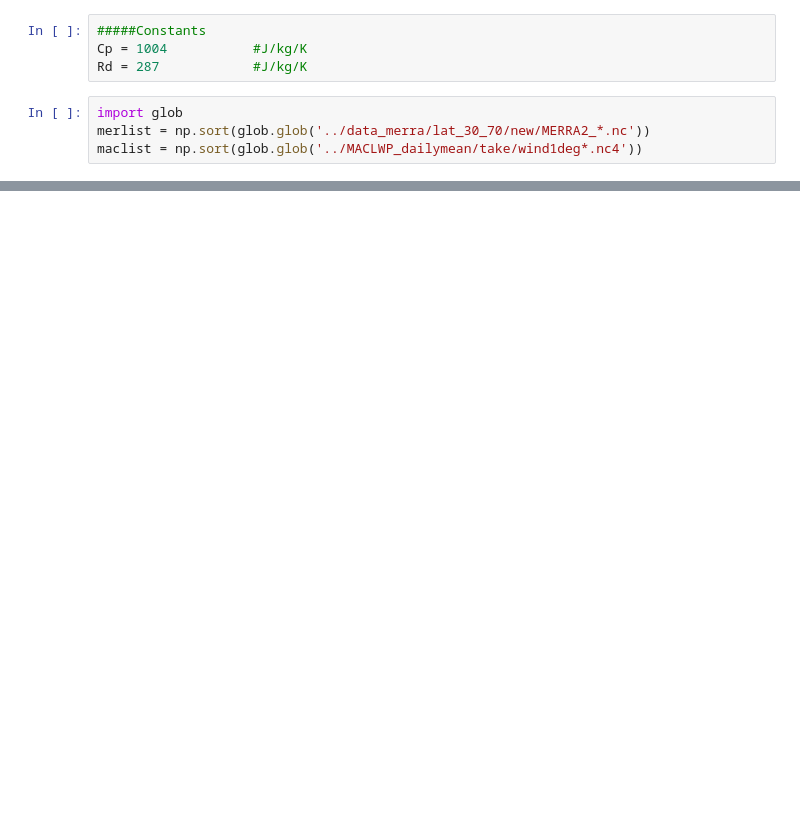
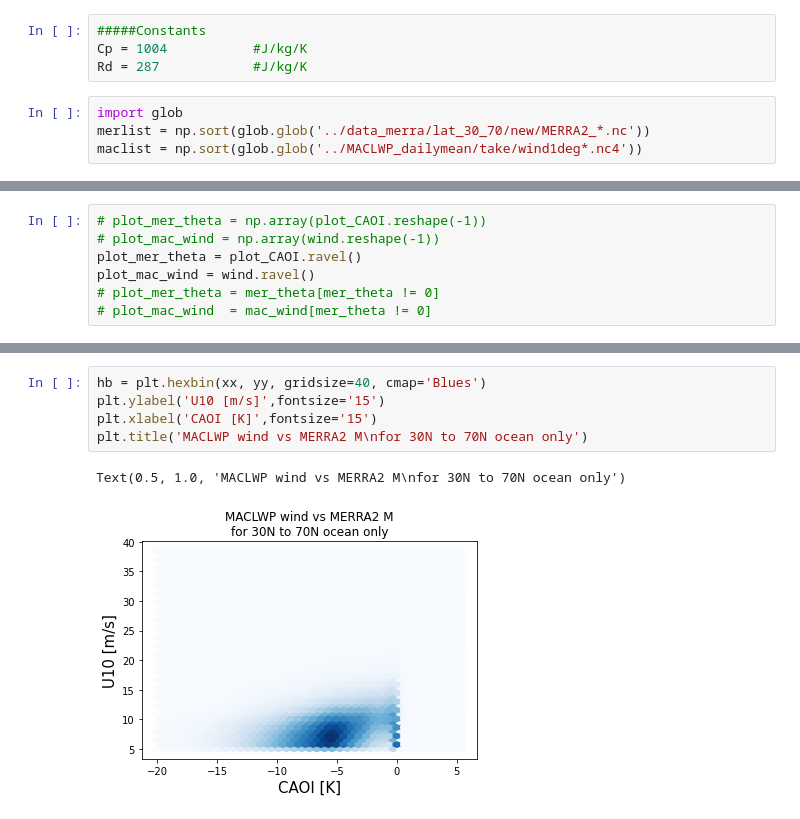
Before and after one commit to geethmaw/link, a Jupyter notebook: windVsM_mac+merra.ipynb, the cells around one changed output, grey strips where cells are left out. Saved outputs shown, nothing was run; the diff lists cells and outputs as text; blank space fills up the shorter version.

```diff
--- a/windVsM_mac+merra.ipynb
+++ b/windVsM_mac+merra.ipynb
@@ -40,0 +102,7 @@ mer_T = np.array(merT[:,:,::-1,:])
+# %%
+# plot_mer_theta = np.array(plot_CAOI.reshape(-1))
+# plot_mac_wind = np.array(wind.reshape(-1))
+plot_mer_theta = plot_CAOI.ravel()
+plot_mac_wind = wind.ravel()
+# plot_mer_theta = mer_theta[mer_theta != 0]
+# plot_mac_wind  = mac_wind[mer_theta != 0]
@@ -40,0 +159,8 @@ mer_T = np.array(merT[:,:,::-1,:])
+# %%
+hb = plt.hexbin(xx, yy, gridsize=40, cmap='Blues')
+plt.ylabel('U10 [m/s]',fontsize='15')
+plt.xlabel('CAOI [K]',fontsize='15')
+plt.title('MACLWP wind vs MERRA2 M\nfor 30N to 70N ocean only')
+# %% [output]
+Text(0.5, 1.0, 'MACLWP wind vs MERRA2 M\nfor 30N to 70N ocean only')
+[figure, added]
```
Also changed, not shown: parts of 28 cells of this notebook, 5 other files.
